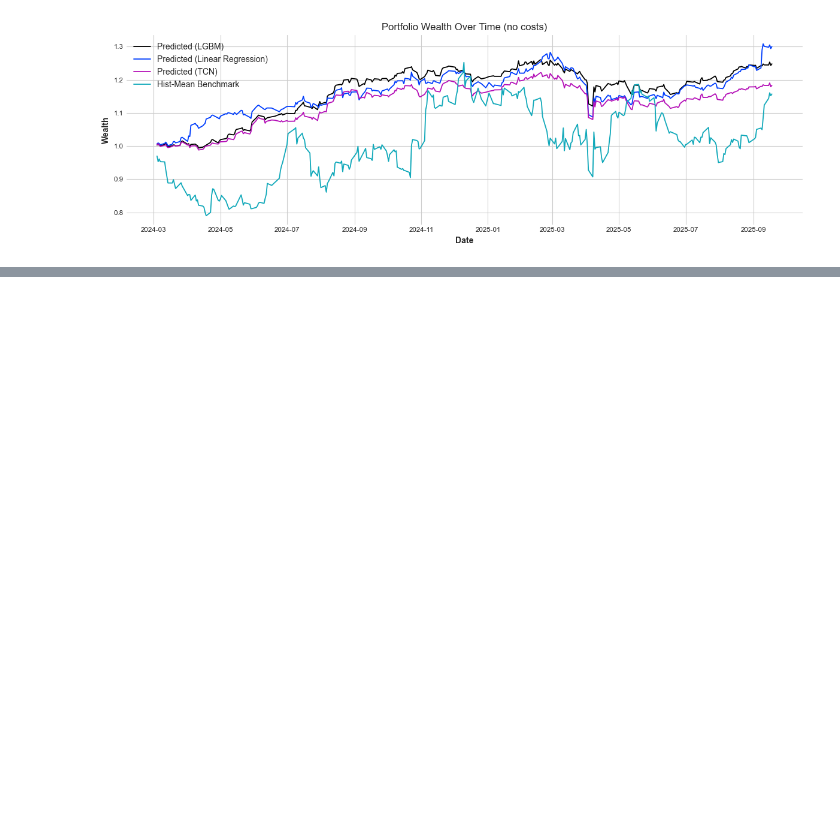
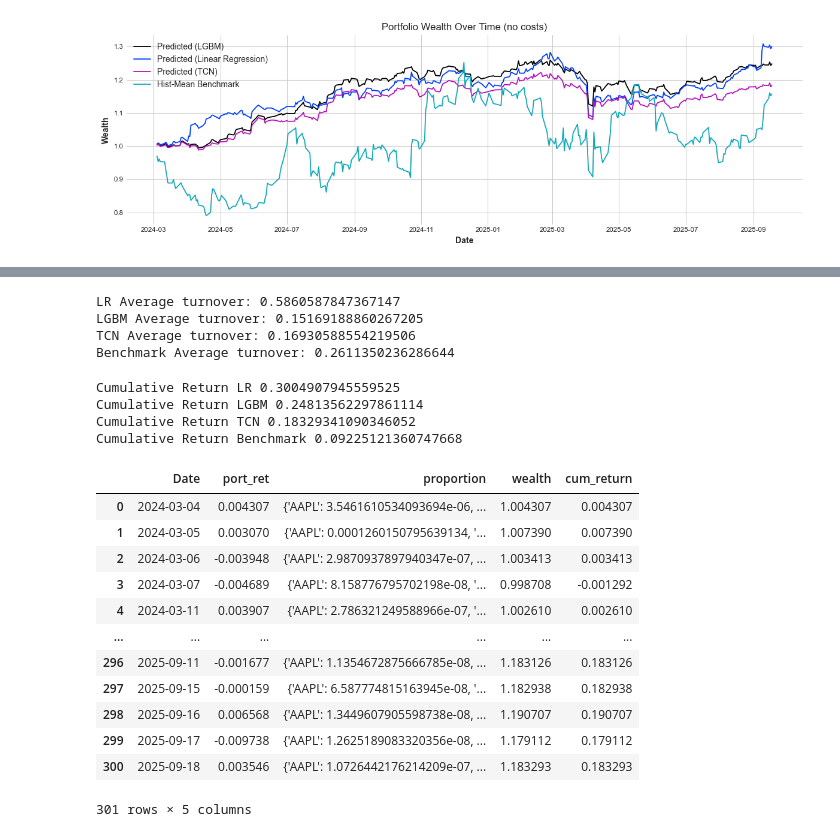
Before and after one commit to banaabraham/ML-Leveraged-Portfolio-Optimization-, a Jupyter notebook: concept.ipynb, the cells around one changed output, grey strips where cells are left out. Cells and saved outputs as stored; diff of their text form; code cells hidden in the pictures; blank space fills up the shorter version.

```diff
--- a/concept.ipynb
+++ b/concept.ipynb
@@ -529,0 +548,25 @@ plot_allocations(trades_hist.proportion, top_k=5, title="Portfolio Weight Benchm
+# %%
+print_turnover("LR", trades_pred_lr)
+print_turnover("LGBM", trades_pred_lgb)
+print_turnover("TCN",trades_pred_tcn)
+print_turnover("Benchmark", trades_hist)
+# %% [output]
+LR Average turnover: 0.5860587847367147
+LGBM Average turnover: 0.15169188860267205
+TCN Average turnover: 0.16930588554219506
+Benchmark Average turnover: 0.2611350236286644
+# %%
+# Cumulative return
+
+print("Cumulative Return LR", trades_pred_lr.cum_return[-1:].values[0])
+print("Cumulative Return LGBM", trades_pred_lgb.cum_return[-1:].values[0])
+print("Cumulative Return TCN", trades_pred_tcn.cum_return[-1:].values[0])
+print("Cumulative Return Benchmark", trades_hist.cum_return[-1:].values[0])
+
+# print_turnover("TCN",trades_pred_tcn)
+# print_turnover("Benchmark", trades_hist)
+# %% [output]
+Cumulative Return LR 0.3004907945559525
+Cumulative Return LGBM 0.24813562297861114
+Cumulative Return TCN 0.18329341090346052
+Cumulative Return Benchmark 0.09225121360747668
@@ -529,0 +578,16 @@ plot_allocations(trades_hist.proportion, top_k=5, title="Portfolio Weight Benchm
+# %%
+trades_pred_tcn
+# %% [output]
+|  | Date | port_ret | proportion | wealth | cum_return |
+| 0 | 2024-03-04 | 0.004307 | {'AAPL': 3.5461610534093694e-06, ... | 1.004307 | 0.004307 |
+| 1 | 2024-03-05 | 0.003070 | {'AAPL': 0.0001260150795639134, '... | 1.007390 | 0.007390 |
+| 2 | 2024-03-06 | -0.003948 | {'AAPL': 2.9870937897940347e-07, ... | 1.003413 | 0.003413 |
+| 3 | 2024-03-07 | -0.004689 | {'AAPL': 8.158776795702198e-08, '... | 0.998708 | -0.001292 |
+| 4 | 2024-03-11 | 0.003907 | {'AAPL': 2.786321249588966e-07, '... | 1.002610 | 0.002610 |
+| ... | ... | ... | ... | ... | ... |
+| 296 | 2025-09-11 | -0.001677 | {'AAPL': 1.1354672875666785e-08, ... | 1.183126 | 0.183126 |
+| 297 | 2025-09-15 | -0.000159 | {'AAPL': 6.587774815163945e-08, '... | 1.182938 | 0.182938 |
+| 298 | 2025-09-16 | 0.006568 | {'AAPL': 1.3449607905598738e-08, ... | 1.190707 | 0.190707 |
+| 299 | 2025-09-17 | -0.009738 | {'AAPL': 1.2625189083320356e-08, ... | 1.179112 | 0.179112 |
+| 300 | 2025-09-18 | 0.003546 | {'AAPL': 1.0726442176214209e-07, ... | 1.183293 | 0.183293 |
+301 rows × 5 columns
```
Also changed, not shown: parts of 7 cells of this notebook.
